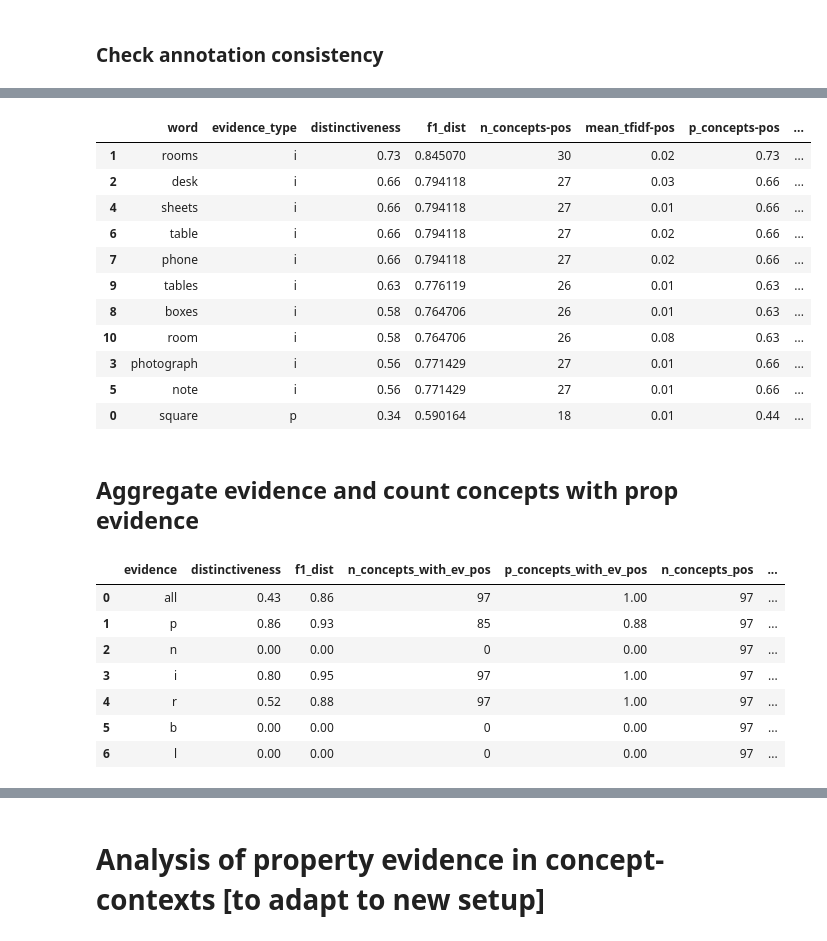
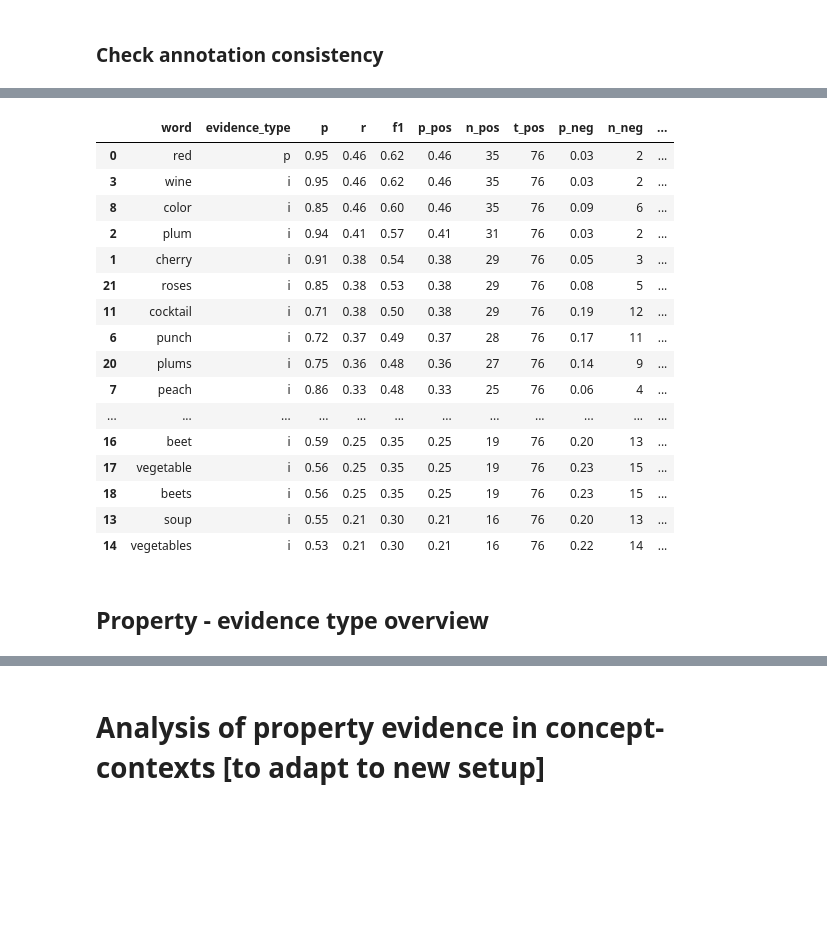
Before and after one commit to PiaSommerauer/corpus_diagnostics, a Jupyter notebook: scripts/Explore.ipynb, the cells around one changed output, grey strips where cells are left out. Drawn from its saved outputs; the diff is of its cells as text; code cells hidden in the pictures; blank space fills up the shorter version.

```diff
--- a/scripts/Explore.ipynb
+++ b/scripts/Explore.ipynb
@@ -280,39 +372,29 @@ overview_table.sort_values('distinctiveness', ascending=False)
 # %%
-prop = 'square'
-model = 'giga_full'
+prop = 'red'
+model_name = 'giga_full'
 #evidence_words_total = get_evidence_words(prop, model)
-overview_table = pd.DataFrame(get_concept_evidence_counts(prop, model))
-overview_table.sort_values('distinctiveness', ascending=False)
+overview_table = pd.DataFrame(get_concept_evidence_counts(prop, model_name))
+overview_table.sort_values('f1', ascending=False).round(2)
 # %% [output]
-|  | word | evidence_type | distinctiveness | f1_dist | n_concepts-pos | mean_tfidf-pos | p_concepts-pos | ... |
-| 1 | rooms | i | 0.73 | 0.845070 | 30 | 0.02 | 0.73 | ... |
-| 2 | desk | i | 0.66 | 0.794118 | 27 | 0.03 | 0.66 | ... |
-| 4 | sheets | i | 0.66 | 0.794118 | 27 | 0.01 | 0.66 | ... |
-| 6 | table | i | 0.66 | 0.794118 | 27 | 0.02 | 0.66 | ... |
-| 7 | phone | i | 0.66 | 0.794118 | 27 | 0.02 | 0.66 | ... |
-| 9 | tables | i | 0.63 | 0.776119 | 26 | 0.01 | 0.63 | ... |
-| 8 | boxes | i | 0.58 | 0.764706 | 26 | 0.01 | 0.63 | ... |
-| 10 | room | i | 0.58 | 0.764706 | 26 | 0.08 | 0.63 | ... |
-| 3 | photograph | i | 0.56 | 0.771429 | 27 | 0.01 | 0.66 | ... |
-| 5 | note | i | 0.56 | 0.771429 | 27 | 0.01 | 0.66 | ... |
-| 0 | square | p | 0.34 | 0.590164 | 18 | 0.01 | 0.44 | ... |
+|  | word | evidence_type | p | r | f1 | p_pos | n_pos | t_pos | p_neg | n_neg | ... |
+| 0 | red | p | 0.95 | 0.46 | 0.62 | 0.46 | 35 | 76 | 0.03 | 2 | ... |
+| 3 | wine | i | 0.95 | 0.46 | 0.62 | 0.46 | 35 | 76 | 0.03 | 2 | ... |
+| 8 | color | i | 0.85 | 0.46 | 0.60 | 0.46 | 35 | 76 | 0.09 | 6 | ... |
+| 2 | plum | i | 0.94 | 0.41 | 0.57 | 0.41 | 31 | 76 | 0.03 | 2 | ... |
+| 1 | cherry | i | 0.91 | 0.38 | 0.54 | 0.38 | 29 | 76 | 0.05 | 3 | ... |
+| 21 | roses | i | 0.85 | 0.38 | 0.53 | 0.38 | 29 | 76 | 0.08 | 5 | ... |
+| 11 | cocktail | i | 0.71 | 0.38 | 0.50 | 0.38 | 29 | 76 | 0.19 | 12 | ... |
+| 6 | punch | i | 0.72 | 0.37 | 0.49 | 0.37 | 28 | 76 | 0.17 | 11 | ... |
+| 20 | plums | i | 0.75 | 0.36 | 0.48 | 0.36 | 27 | 76 | 0.14 | 9 | ... |
+| 7 | peach | i | 0.86 | 0.33 | 0.48 | 0.33 | 25 | 76 | 0.06 | 4 | ... |
+| ... | ... | ... | ... | ... | ... | ... | ... | ... | ... | ... | ... |
+| 16 | beet | i | 0.59 | 0.25 | 0.35 | 0.25 | 19 | 76 | 0.20 | 13 | ... |
+| 17 | vegetable | i | 0.56 | 0.25 | 0.35 | 0.25 | 19 | 76 | 0.23 | 15 | ... |
+| 18 | beets | i | 0.56 | 0.25 | 0.35 | 0.25 | 19 | 76 | 0.23 | 15 | ... |
+| 13 | soup | i | 0.55 | 0.21 | 0.30 | 0.21 | 16 | 76 | 0.20 | 13 | ... |
+| 14 | vegetables | i | 0.53 | 0.21 | 0.30 | 0.21 | 16 | 76 | 0.22 | 14 | ... |
-# %% [markdown]
-## Aggregate evidence and count concepts with prop evidence
+# %% [markdown]
+## Property - evidence type overview
 # %%
 from analyze_evidence import get_concept_context_overview
 import pandas as pd
-# %%
-prop = 'used_in_cooking'
-model = 'giga_full'
-table = get_concept_context_overview(prop, model)
-df = pd.DataFrame(table).round(2)
-df
-# %% [output]
-|  | evidence | distinctiveness | f1_dist | n_concepts_with_ev_pos | p_concepts_with_ev_pos | n_concepts_pos | ... |
-| 0 | all | 0.43 | 0.86 | 97 | 1.00 | 97 | ... |
-| 1 | p | 0.86 | 0.93 | 85 | 0.88 | 97 | ... |
-| 2 | n | 0.00 | 0.00 | 0 | 0.00 | 97 | ... |
-| 3 | i | 0.80 | 0.95 | 97 | 1.00 | 97 | ... |
-| 4 | r | 0.52 | 0.88 | 97 | 1.00 | 97 | ... |
-| 5 | b | 0.00 | 0.00 | 0 | 0.00 | 97 | ... |
-| 6 | l | 0.00 | 0.00 | 0 | 0.00 | 97 | ... |
```
Also changed, not shown: parts of 68 cells of this notebook, 3 other files.
